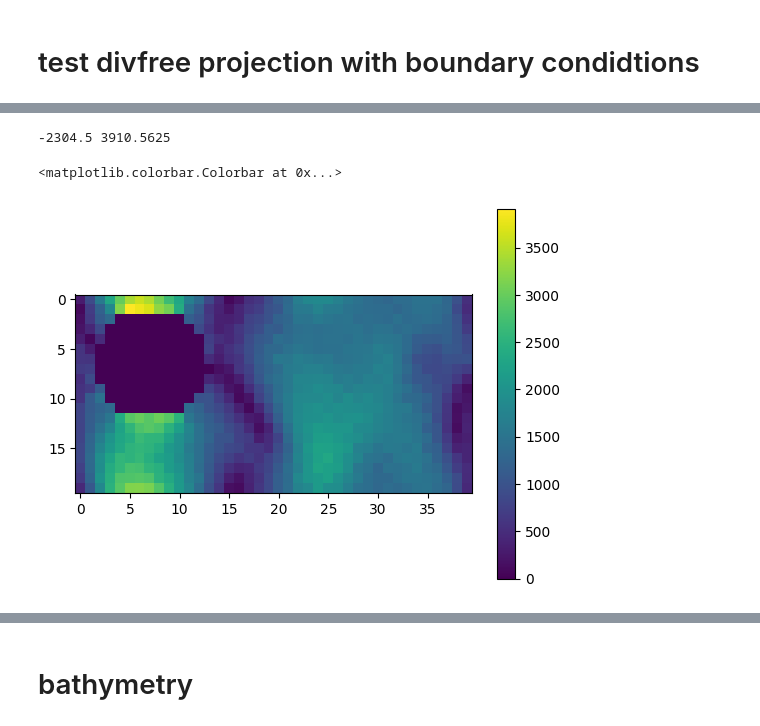
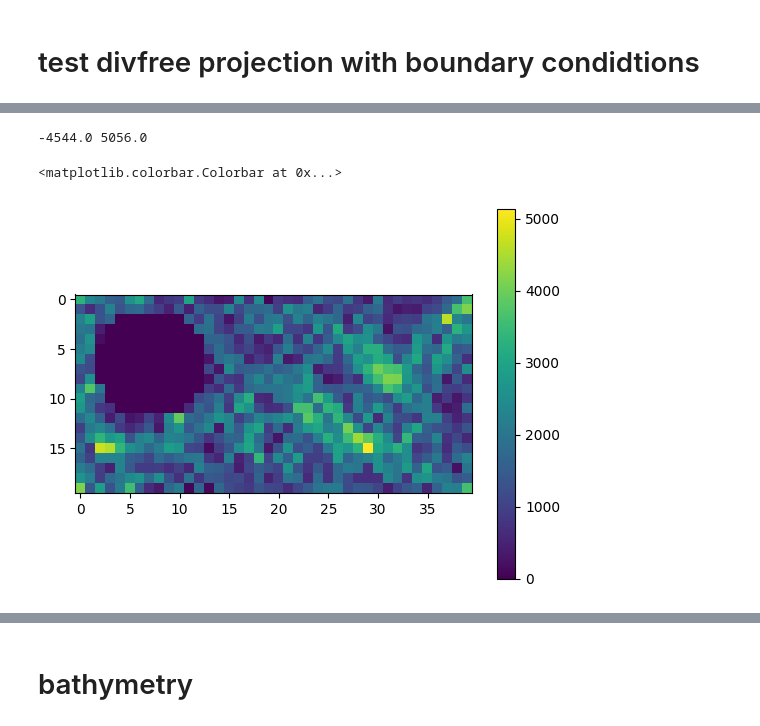
Before and after one commit to Stazi-101/THCsim, a Jupyter notebook: test_nb.ipynb, the cells around one changed output, grey strips where cells are left out. Cells and saved outputs as stored; diff of their text form; code cells hidden in the pictures.

```diff
--- a/test_nb.ipynb
+++ b/test_nb.ipynb
@@ -204,13 +201,13 @@ Text(0.5, 1.0, 'divergence of v')
 # %%
 def normv(v): return jnp.sqrt(jnp.square(v[0]) + jnp.square(v[1]))
 
-v_f, q1 = project_divergencefree2(v, state=state, fluid_neighbours = fluid_neighbours, cg_runs = 10)
+v_f, q1 = project_divergencefree2(v, state=state, fluid_neighbours = fluid_neighbours, cg_runs = 0)
 
 print(jnp.amin(v_f), jnp.amax(v_f))
 
 plt.imshow((normv(v_f)))
 plt.colorbar()
 # %% [output]
--2304.5 3910.5625
+-4544.0 5056.0
 <matplotlib.colorbar.Colorbar at 0x...>
-[figure, old version]
+[figure, new version]
```
Also changed, not shown: parts of 7 cells of this notebook.
